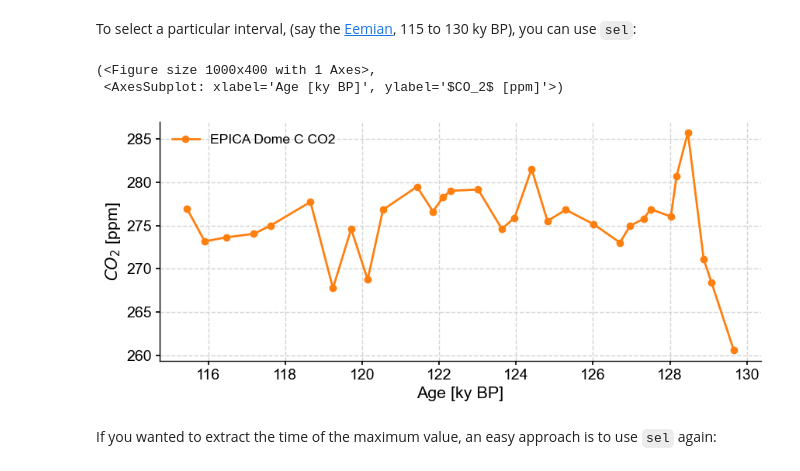
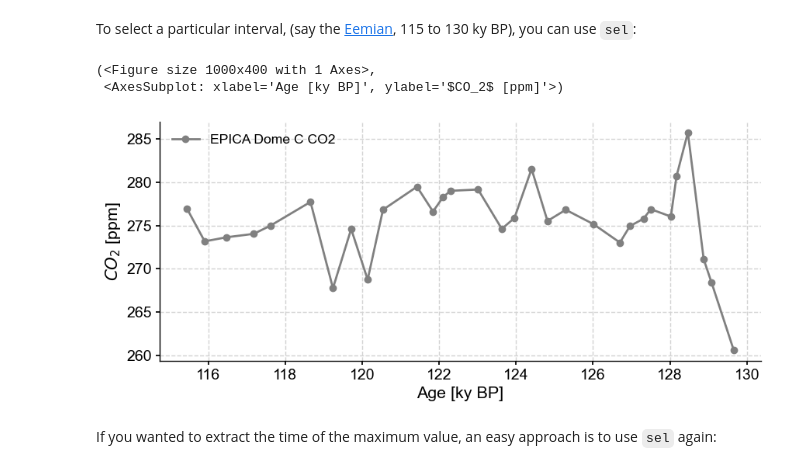
Before and after one commit to LinkedEarth/paleoPandas, a Jupyter notebook: notebooks/Paleopandas Playground.ipynb, the cells around one changed output. Cells and saved outputs as stored; diff of their text form; code cells hidden in the pictures.

```diff
--- a/notebooks/Paleopandas Playground.ipynb
+++ b/notebooks/Paleopandas Playground.ipynb
@@ -255,11 +255,11 @@ co2ts.view()
 To select a particular interval, (say the [Eemian](https://en.wikipedia.org/wiki/Eemian), 115 to 130 ky BP), you can use `sel`:
 # %%
 co2_ee = co2ts.sel(time=slice(115,130))
-co2_ee.plot(marker='o', color='C1')
+co2_ee.plot(marker='o', color='gray')
 # %% [output]
 (<Figure size 1000x400 with 1 Axes>,
  <AxesSubplot: xlabel='Age [ky BP]', ylabel='$CO_2$ [ppm]'>)
-[figure, old version]
+[figure, new version]
 # %% [markdown]
 If you wanted to extract the time of the maximum value, an easy approach is to use `sel` again:
 # %%
```
Also changed, not shown: parts of 34 cells of this notebook, 1 other file.
